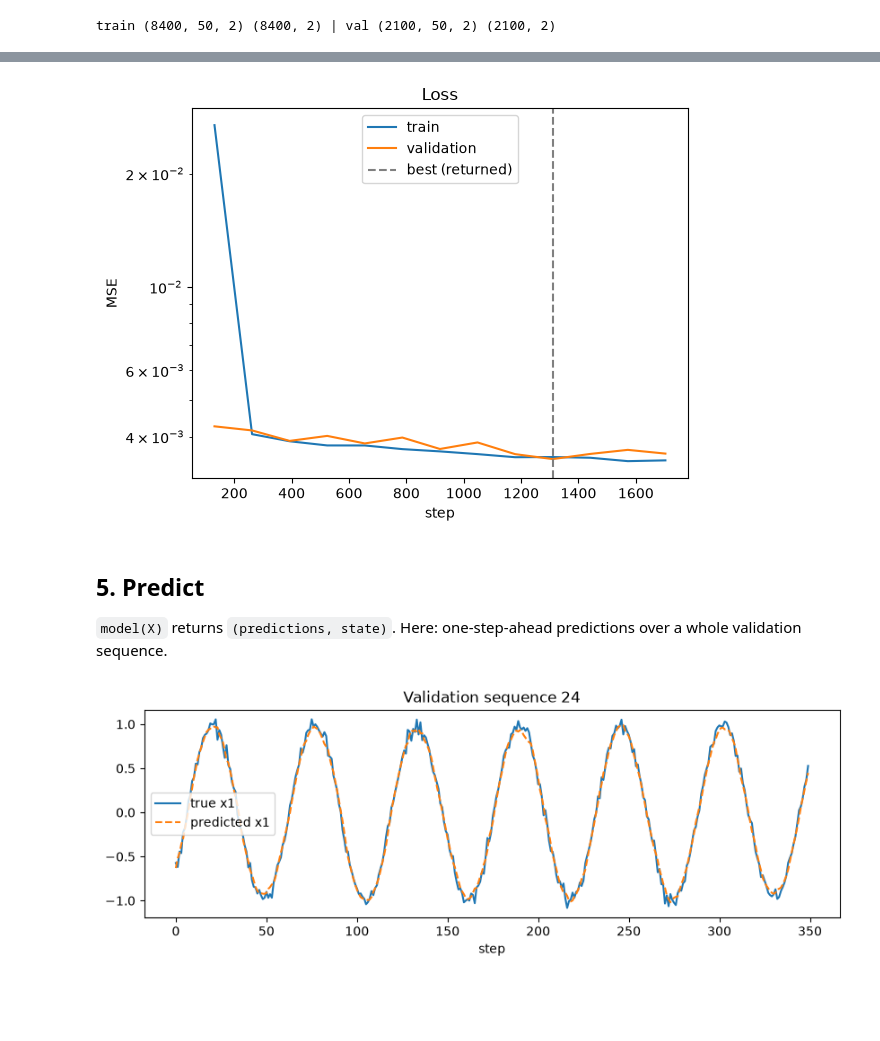
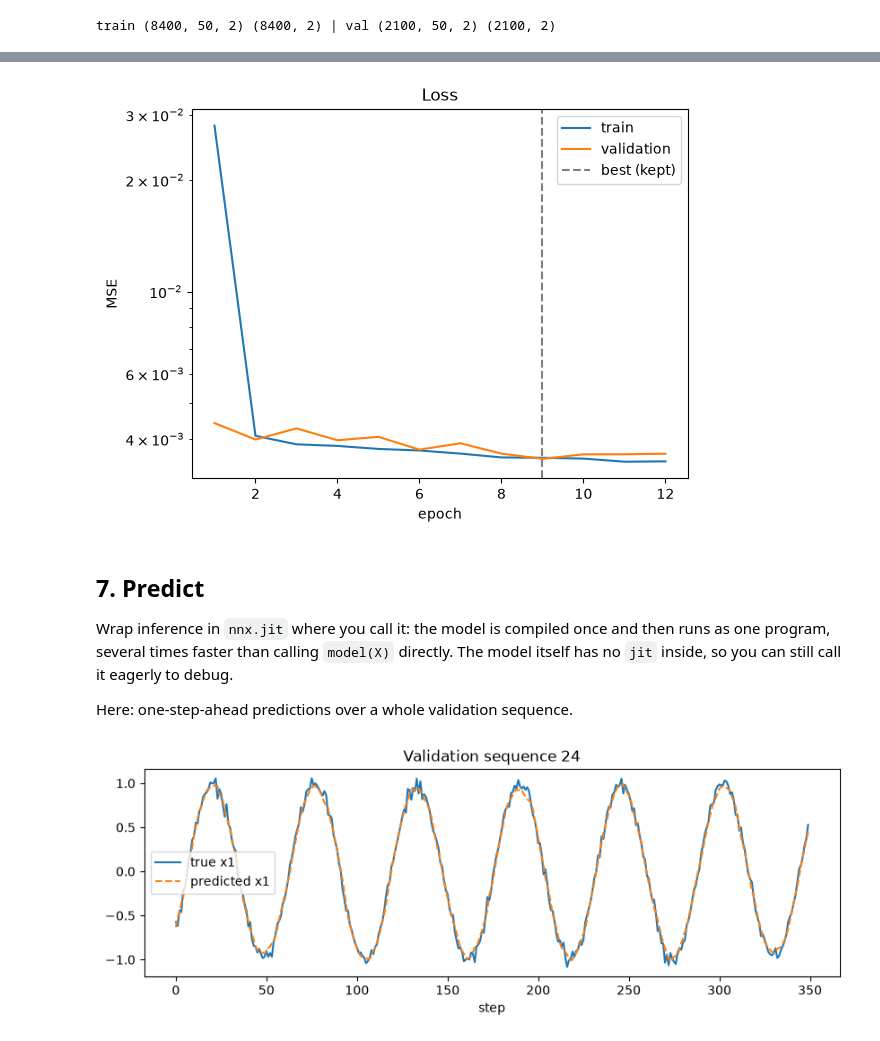
Before and after one commit to mkeriy/rnns-jax, a Jupyter notebook: examples/quickstart.ipynb, the cells around one changed output, grey strips where cells are left out. Cells and saved outputs as stored; diff of their text form; code cells hidden in the pictures; blank space fills up the shorter version.

Commit message:
models refactoring

```diff
--- a/examples/quickstart.ipynb
+++ b/examples/quickstart.ipynb
@@ -69,7 +85,4 @@ train (8400, 50, 2) (8400, 2) | val (2100, 50, 2) (2100, 2)
 # %%
-from rnns_jax.data import DataLoader, Dataset
-
-
 class ArrayDataset(Dataset):
     def __init__(self, X, y):
         if len(X) != len(y):
@@ -90,5 +103,7 @@ class ArrayDataset(Dataset):
 train_loader = DataLoader(
     ArrayDataset(X_train, y_train), batch_size=64, shuffle=True, drop_last=True, seed=0
 )
+val_loader = DataLoader(ArrayDataset(X_val, y_val), batch_size=64)
+
 xb, yb = next(iter(train_loader))
-print(len(train_loader), "batches per epoch | batch", xb.shape, yb.shape, xb.dtype)
+print(len(train_loader), "train batches per epoch | batch", xb.shape, yb.shape, xb.dtype)
@@ -100,3 +116,6 @@ print(len(train_loader), "batches per epoch | batch", xb.shape, yb.shape, xb.dty
 # %%
-model = GRU(rngs=nnx.Rngs(0), in_ftrs=2, hidden_ftrs=64, out_ftrs=2, num_layers=1)
+model = GRU(in_features=2, hidden_features=64, out_features=2, num_layers=1, rngs=nnx.Rngs(0))
+
+preds, _ = model(xb)
+assert preds.shape == yb.shape, f"model output {preds.shape} vs target {yb.shape}"
 # %% [markdown]
@@ -111,9 +127,9 @@ model = GRU(rngs=nnx.Rngs(0), in_ftrs=2, hidden_ftrs=64, out_ftrs=2, num_layers=
 # %%
-config = TrainConfig(
-    epochs=30,
-    batch_size=64,
-    lr=3e-3,
-    ckpt_dir="checkpoints/gru_best",
-    early_stopping_patience=3,
-)
-model, history = fit(model, X_train, y_train, X_val, y_val, config)
+def val_metrics_fn(loss, preds, batch):
+    _, y = batch
+    return {"loss": loss, "r2": r2_score(preds, y)}
+
+
+optimizer = make_optimizer(model, TrainConfig(optimizer="adam", lr=3e-3))
+train_step = make_train_step()
+eval_step = make_eval_step(metrics_fn=val_metrics_fn)
@@ -122,19 +205,21 @@ early stopping at step 1703: best val_loss=0.003487 at step 1310
 # %%
-plt.plot(history["train_step"], history["train_loss"], label="train")
-plt.plot(history["val_step"], history["val_loss"], label="validation")
-plt.axvline(
-    history["best_step"][-1], color="gray", linestyle="--", label="best (returned)"
-)
-plt.xlabel("step")
+epochs = range(1, len(history["train_loss"]) + 1)
+best_epoch = int(np.argmin(history["val_loss"])) + 1
+plt.plot(epochs, history["train_loss"], label="train")
+plt.plot(epochs, history["val_loss"], label="validation")
+plt.axvline(best_epoch, color="gray", linestyle="--", label="best (kept)")
+plt.xlabel("epoch")
 plt.ylabel("MSE")
 plt.yscale("log")
 plt.legend()
 plt.title("Loss")
 plt.show()
 # %% [output]
-[figure, old version]
+[figure, new version]
 # %% [markdown]
-## 5. Predict
+## 7. Predict
 
-`model(X)` returns `(predictions, state)`. Here: one-step-ahead predictions over a whole validation sequence.
+Wrap inference in `nnx.jit` where you call it: the model is compiled once and then runs as one program, several times faster than calling `model(X)` directly. The model itself has no `jit` inside, so you can still call it eagerly to debug.
+
+Here: one-step-ahead predictions over a whole validation sequence.
 # %%
```
Also changed, not shown: parts of 14 cells of this notebook, 11 other files.
